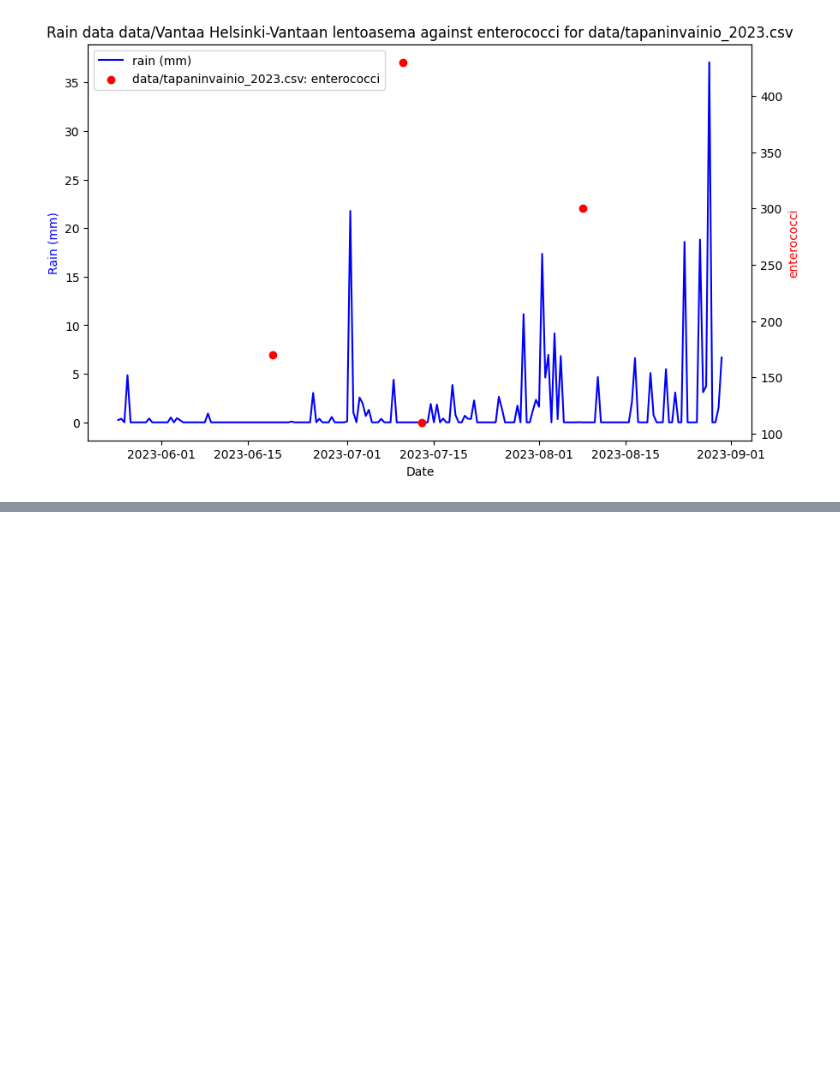
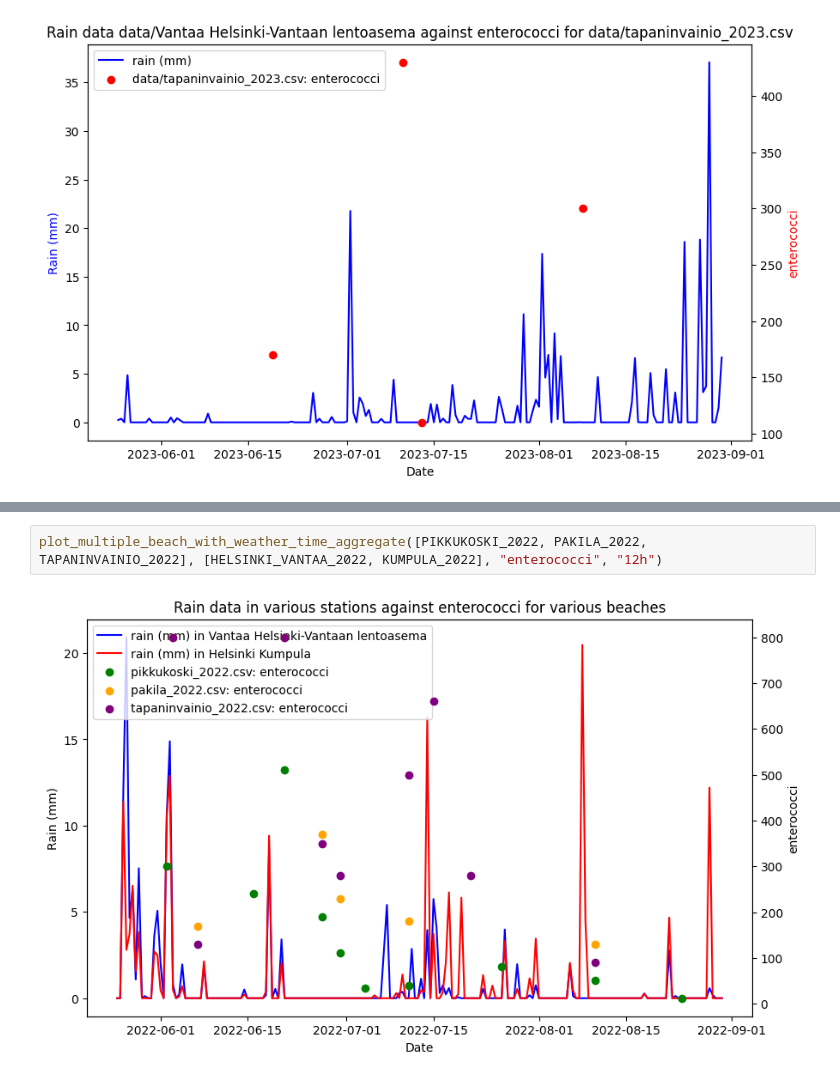
Before and after one commit to shaiggon/pikkukoski-analysis, a Jupyter notebook: analysis.ipynb, the cells around one changed output, grey strips where cells are left out. Saved outputs shown, nothing was run; the diff lists cells and outputs as text; blank space fills up the shorter version.

```diff
--- a/analysis.ipynb
+++ b/analysis.ipynb
@@ -277,0 +342,4 @@ plot_beach_with_weather_time_aggregate(TAPANINVAINIO_2023, HELSINKI_VANTAA_2023,
+# %%
+plot_multiple_beach_with_weather_time_aggregate([PIKKUKOSKI_2022, PAKILA_2022, TAPANINVAINIO_2022], [HELSINKI_VANTAA_2022, KUMPULA_2022], "enterococci", "12h")
+# %% [output]
+[figure, added]
```
Also changed, not shown: parts of 5 cells of this notebook, 5 other files.
